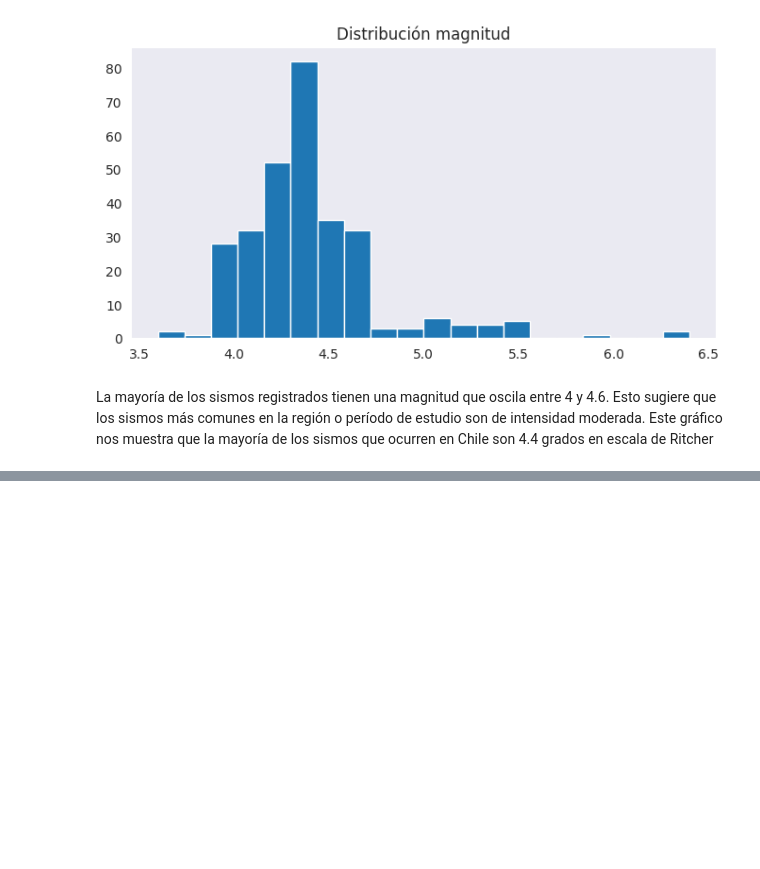
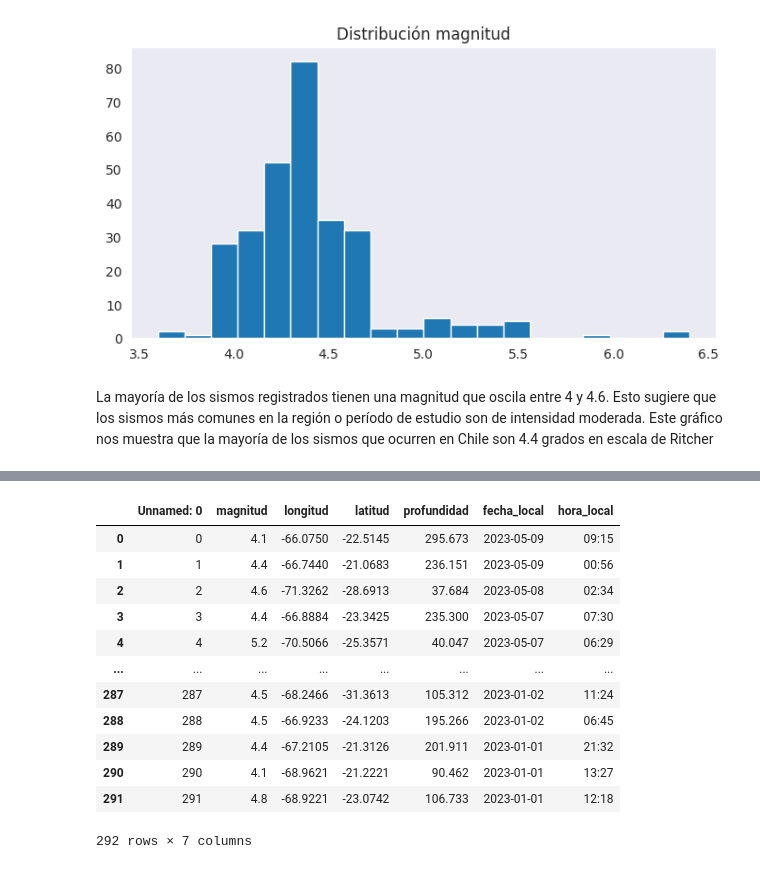
Before and after one commit to Mezgo/Quake-Alert, a Jupyter notebook: etl/EDA_ETL_chile.ipynb, the cells around one changed output, grey strips where cells are left out. Saved outputs shown, nothing was run; the diff lists cells and outputs as text; code cells hidden in the pictures; blank space fills up the shorter version.

```diff
--- a/etl/EDA_ETL_chile.ipynb
+++ b/etl/EDA_ETL_chile.ipynb
@@ -535,0 +319,17 @@ for var in vars:
+# %%
+chile_csv = pd.read_csv('/content/chile.csv')
+chile_csv
+# %% [output]
+|  | Unnamed: 0 | magnitud | longitud | latitud | profundidad | fecha_local | hora_local |
+| 0 | 0 | 4.1 | -66.0750 | -22.5145 | 295.673 | 2023-05-09 | 09:15 |
+| 1 | 1 | 4.4 | -66.7440 | -21.0683 | 236.151 | 2023-05-09 | 00:56 |
+| 2 | 2 | 4.6 | -71.3262 | -28.6913 | 37.684 | 2023-05-08 | 02:34 |
+| 3 | 3 | 4.4 | -66.8884 | -23.3425 | 235.300 | 2023-05-07 | 07:30 |
+| 4 | 4 | 5.2 | -70.5066 | -25.3571 | 40.047 | 2023-05-07 | 06:29 |
+| ... | ... | ... | ... | ... | ... | ... | ... |
+| 287 | 287 | 4.5 | -68.2466 | -31.3613 | 105.312 | 2023-01-02 | 11:24 |
+| 288 | 288 | 4.5 | -66.9233 | -24.1203 | 195.266 | 2023-01-02 | 06:45 |
+| 289 | 289 | 4.4 | -67.2105 | -21.3126 | 201.911 | 2023-01-01 | 21:32 |
+| 290 | 290 | 4.1 | -68.9621 | -21.2221 | 90.462 | 2023-01-01 | 13:27 |
+| 291 | 291 | 4.8 | -68.9221 | -23.0742 | 106.733 | 2023-01-01 | 12:18 |
+292 rows × 7 columns
```
Also changed, not shown: parts of 33 cells of this notebook.
